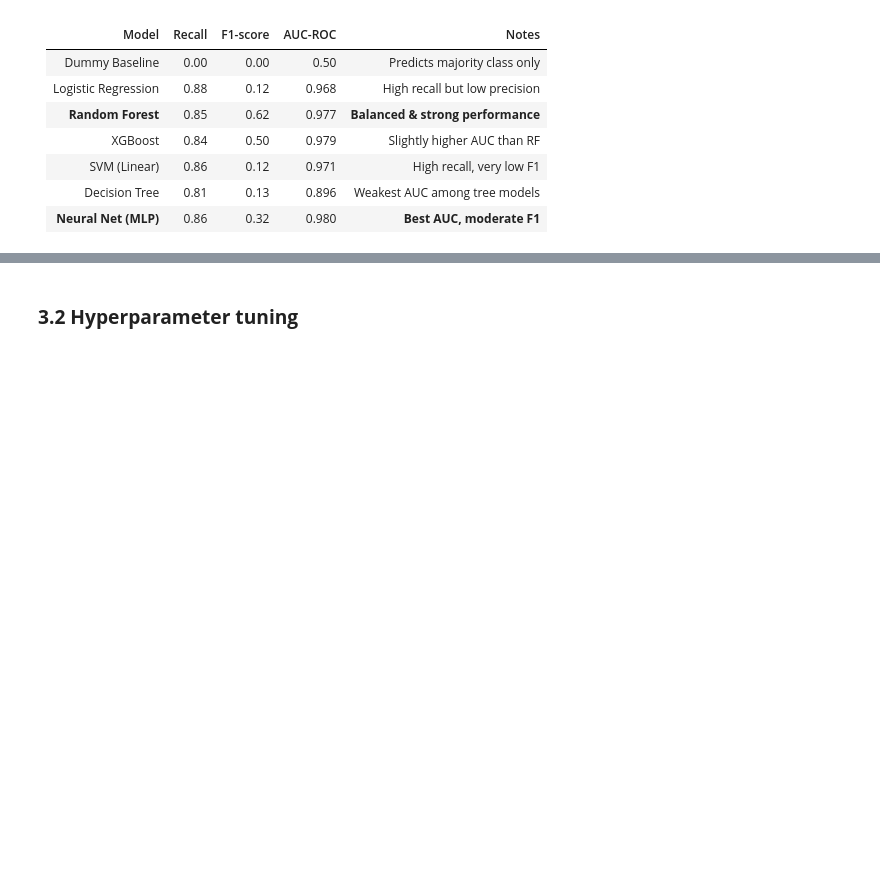
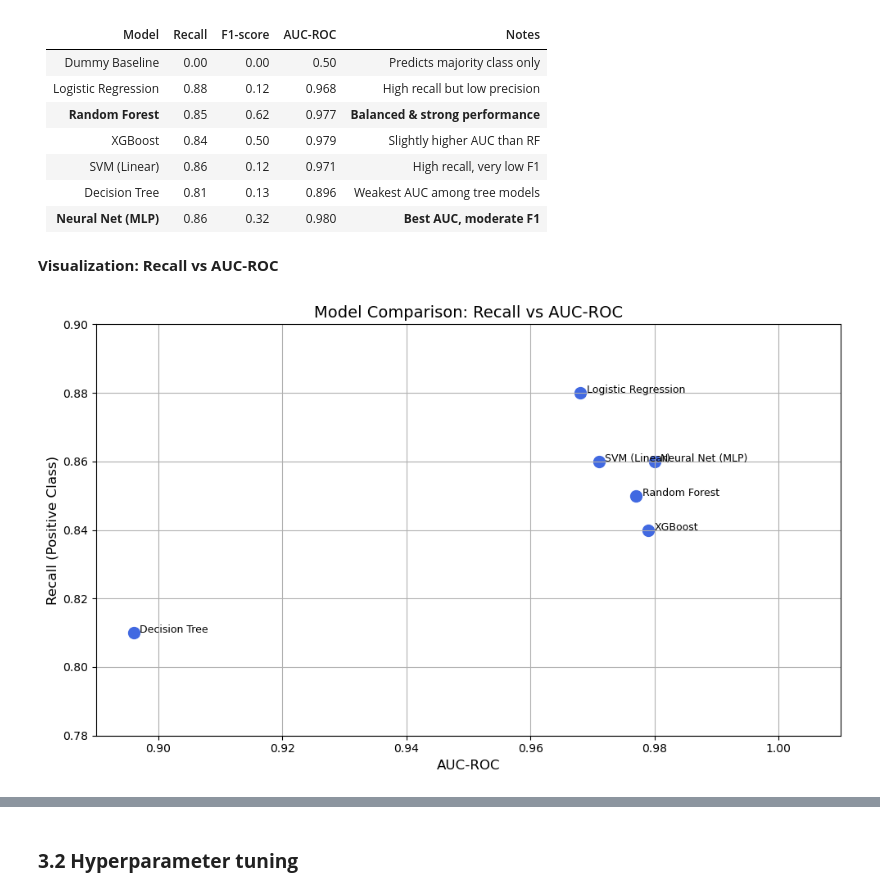
Before and after one commit to Geethika2506/Machine-Learning-final-project, a Jupyter notebook: Final_project.ipynb, the cells around one changed output, grey strips where cells are left out. Drawn from its saved outputs; the diff is of its cells as text; code cells hidden in the pictures; blank space fills up the shorter version.

```diff
--- a/Final_project.ipynb
+++ b/Final_project.ipynb
@@ -772,3 +782,32 @@ The table compares the previous performance of all trained models using **key me
 | SVM (Linear)       | 0.86           | 0.12                | 0.971   | High recall, very low F1       |
 | Decision Tree      | 0.81           | 0.13                | 0.896   | Weakest AUC among tree models  |
 | **Neural Net (MLP)**  | 0.86           | 0.32                | 0.980   | **Best AUC, moderate F1**         |
+# %% [markdown]
+**Visualization: Recall vs AUC-ROC**
+# %%
+# Model performance data (excluding Dummy)
+model_names = [
+    "Logistic Regression", "Random Forest", "XGBoost",
+    "SVM (Linear)", "Decision Tree", "Neural Net (MLP)"
+]
+recalls = [0.88, 0.85, 0.84, 0.86, 0.81, 0.86]
+aucs = [0.968, 0.977, 0.979, 0.971, 0.896, 0.98]
+
+# Plot
+plt.figure(figsize=(10, 6))
+plt.scatter(aucs, recalls, color='royalblue', s=100)
+
+# Annotate points with model names
+for i, name in enumerate(model_names):
+    plt.text(aucs[i] + 0.001, recalls[i], name, fontsize=9)
+
+plt.title("Model Comparison: Recall vs AUC-ROC", fontsize=14)
+plt.xlabel("AUC-ROC", fontsize=12)
+plt.ylabel("Recall (Positive Class)", fontsize=12)
+plt.grid(True)
+plt.xlim(0.89, 1.01)
+plt.ylim(0.78, 0.90)
+plt.tight_layout()
+plt.show()
+# %% [output]
+[figure, added]
```
Also changed, not shown: parts of 16 cells of this notebook.
